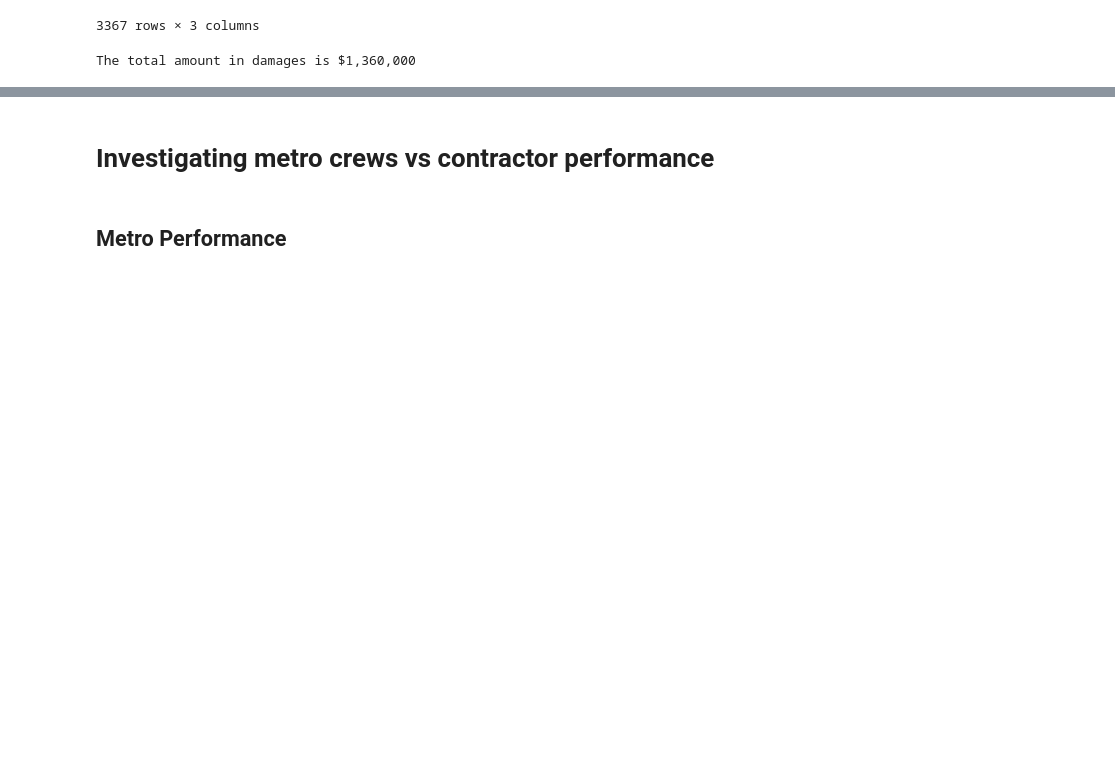
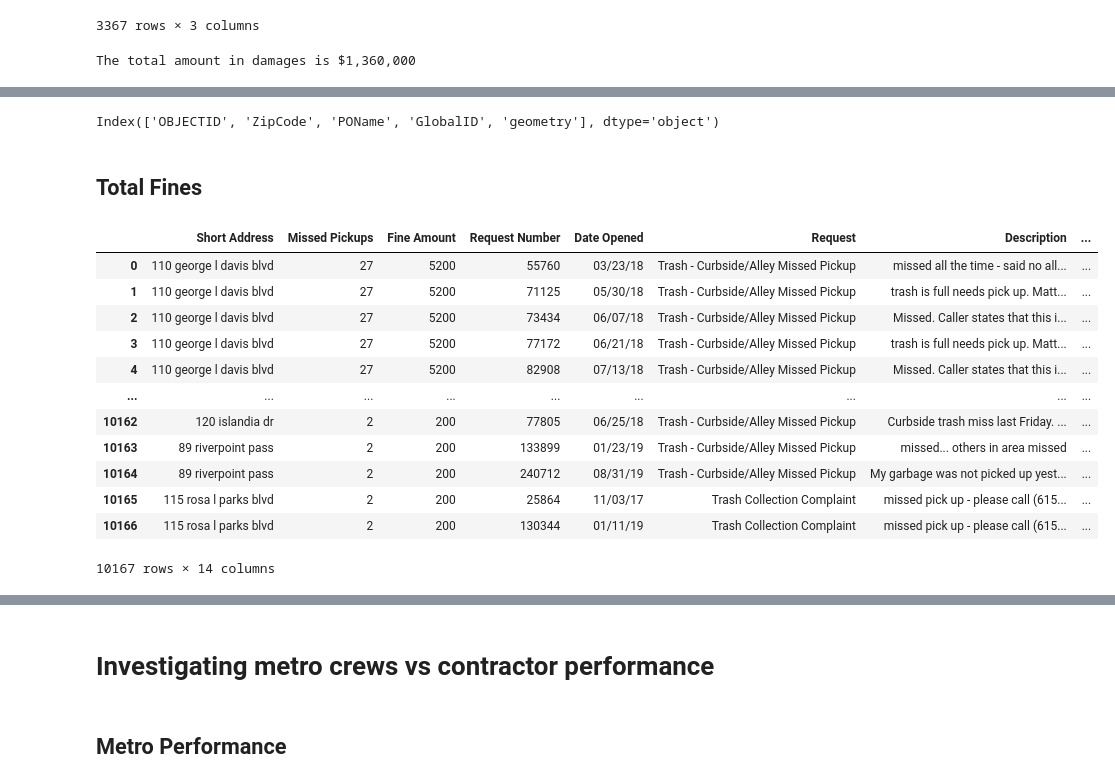
Before and after one commit to NewForce-Data-Cohort-12/trash-haulers-goody-grouch, a Jupyter notebook: trash_pickup.ipynb, the cells around one changed output, grey strips where cells are left out. Cells and saved outputs as stored; diff of their text form; code cells hidden in the pictures; blank space fills up the shorter version.

```diff
--- a/trash_pickup.ipynb
+++ b/trash_pickup.ipynb
@@ -132,0 +148,4 @@ The total amount in damages is $1,360,000
+# %%
+nashville.columns
+# %% [output]
+Index(['OBJECTID', 'ZipCode', 'POName', 'GlobalID', 'geometry'], dtype='object')
@@ -132,0 +167,19 @@ The total amount in damages is $1,360,000
+# %% [markdown]
+<h2>Total Fines</h2>
+# %%
+fine_by_zip = frequently_missed.merge(miss_all, how = 'left', on = 'Short Address')
+fine_by_zip
+# %% [output]
+|  | Short Address | Missed Pickups | Fine Amount | Request Number | Date Opened | Request | Description | ... |
+| 0 | 110 george l davis blvd | 27 | 5200 | 55760 | 03/23/18 | Trash - Curbside/Alley Missed Pickup | missed all the time - said no all... | ... |
+| 1 | 110 george l davis blvd | 27 | 5200 | 71125 | 05/30/18 | Trash - Curbside/Alley Missed Pickup | trash is full needs pick up. Matt... | ... |
+| 2 | 110 george l davis blvd | 27 | 5200 | 73434 | 06/07/18 | Trash - Curbside/Alley Missed Pickup | Missed. Caller states that this i... | ... |
+| 3 | 110 george l davis blvd | 27 | 5200 | 77172 | 06/21/18 | Trash - Curbside/Alley Missed Pickup | trash is full needs pick up. Matt... | ... |
+| 4 | 110 george l davis blvd | 27 | 5200 | 82908 | 07/13/18 | Trash - Curbside/Alley Missed Pickup | Missed. Caller states that this i... | ... |
+| ... | ... | ... | ... | ... | ... | ... | ... | ... |
+| 10162 | 120 islandia dr | 2 | 200 | 77805 | 06/25/18 | Trash - Curbside/Alley Missed Pickup | Curbside trash miss last Friday. ... | ... |
+| 10163 | 89 riverpoint pass | 2 | 200 | 133899 | 01/23/19 | Trash - Curbside/Alley Missed Pickup | missed... others in area missed | ... |
+| 10164 | 89 riverpoint pass | 2 | 200 | 240712 | 08/31/19 | Trash - Curbside/Alley Missed Pickup | My garbage was not picked up yest... | ... |
+| 10165 | 115 rosa l parks blvd | 2 | 200 | 25864 | 11/03/17 | Trash Collection Complaint | missed pick up - please call (615... | ... |
+| 10166 | 115 rosa l parks blvd | 2 | 200 | 130344 | 01/11/19 | Trash Collection Complaint | missed pick up - please call (615... | ... |
+10167 rows × 14 columns
```
Also changed, not shown: parts of 13 cells of this notebook, 3 other files.
